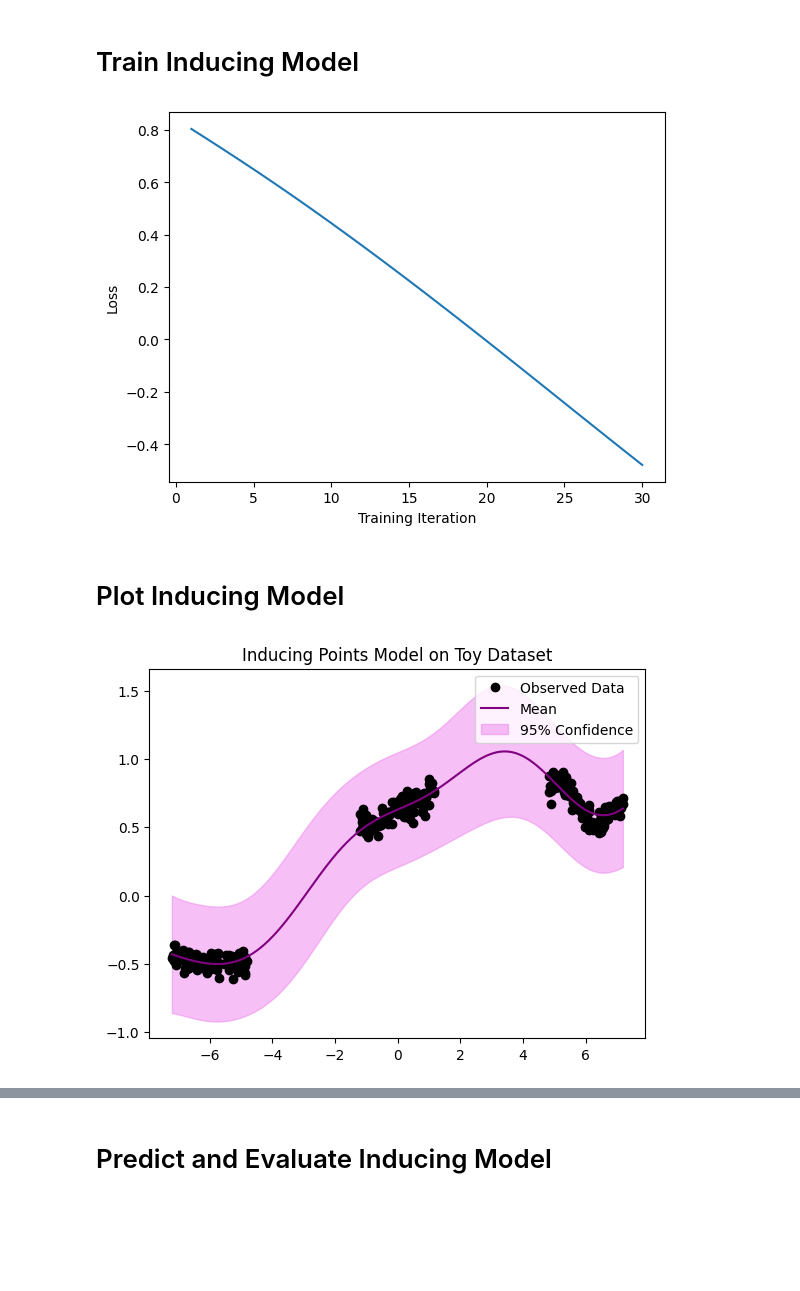
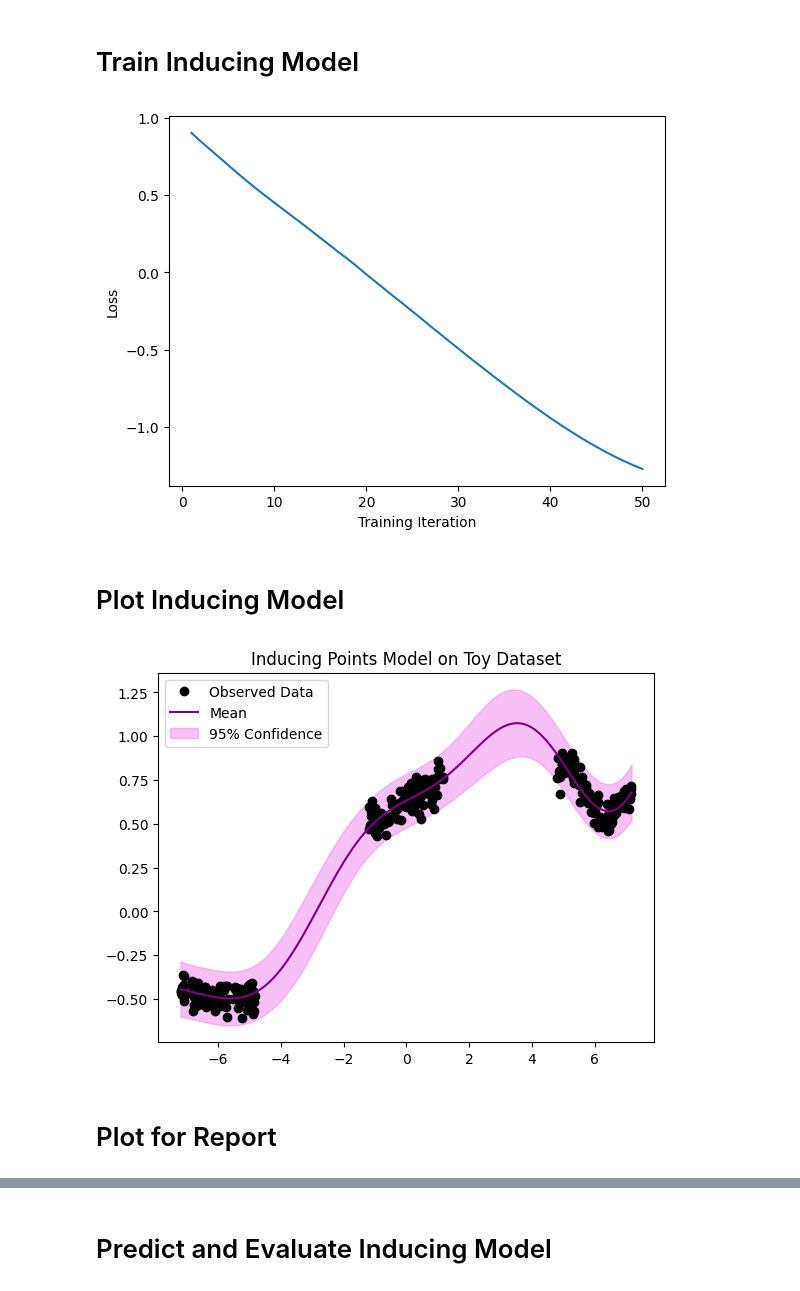
Before and after one commit to Sabelz/Master_Thesis_Alexander, a Jupyter notebook: GPs/ToyGPs.ipynb, the cells around one changed output, grey strips where cells are left out. Saved outputs shown, nothing was run; the diff lists cells and outputs as text; code cells hidden in the pictures; blank space fills up the shorter version.

Commit message:
Plot for report

```diff
--- a/GPs/ToyGPs.ipynb
+++ b/GPs/ToyGPs.ipynb
@@ -306,7 +309,7 @@ inducing_kernel_toy = gpytorch.kernels.RBFKernel() # Kernel
 # Generate a tensor of random indices
 indices = torch.randperm(x_train_toy.size(0))
 # Select N random rows
-inducing_points_amount = 50 # Choose how many inducing points
+inducing_points_amount = 20 # Choose how many inducing points
 inducing_points = x_train_toy[indices][:inducing_points_amount]
 inducing_model_toy = inducingGP(x_train_toy,
                                  y_train_toy,
@@ -319,15 +322,17 @@ inducing_model_toy = inducingGP(x_train_toy,
 # %%
 train_time_inducing_toy = train(inducing_model_toy,
                           inducing_likelihood_toy,
                           x_train_toy,
                           y_train_toy,
-                          training_iter= 30) # train is defined in utils/functions.ipynb
+                          training_iter= 50) # train is defined in utils/functions.ipynb
 # %% [output]
-[figure, old version]
+[figure, new version]
 # %% [markdown]
 # Plot Inducing Model
 # %%
 # plotGP defined in utils/functions.ipynb
 plotGP(x_train_toy, y_train_toy, inducing_model_toy, inducing_likelihood_toy, "Inducing Points Model on Toy Dataset")
 # %% [output]
-[figure, old version]
+[figure, new version]
+# %% [markdown]
+# Plot for Report
```
Also changed, not shown: parts of 20 cells of this notebook.
